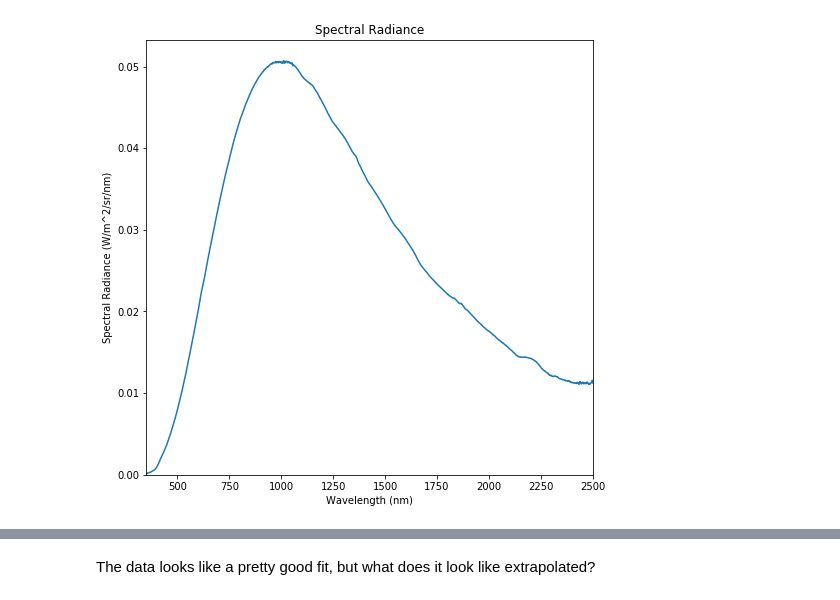
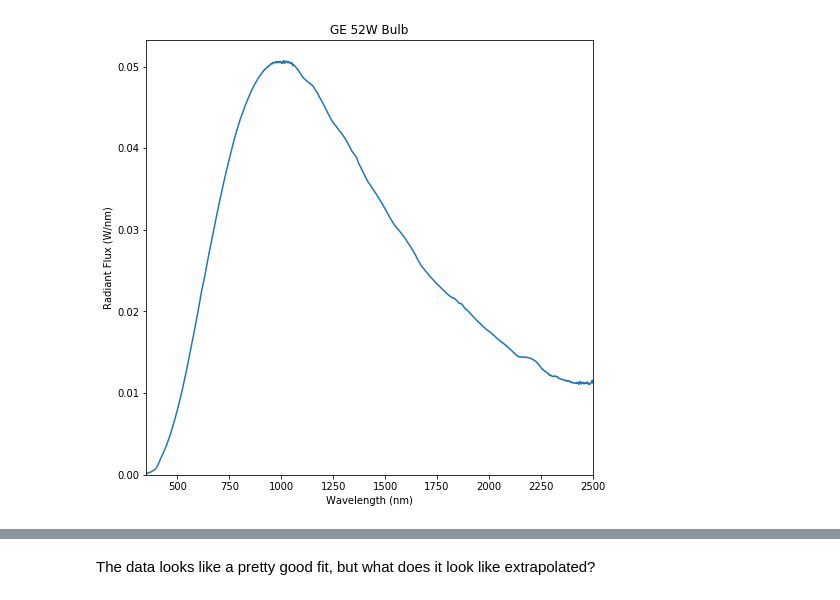
Before and after one commit to graphitical/colors, a Jupyter notebook: colormatching.ipynb, the cells around one changed output, grey strips where cells are left out. Drawn from its saved outputs; the diff is of its cells as text; code cells hidden in the pictures.

```diff
--- a/colormatching.ipynb
+++ b/colormatching.ipynb
@@ -41,16 +151,16 @@ Here I found data for a GE 52 watt frosted bulb.
 # %%
 # Read in data
 df = pd.read_csv('Incandescent_Lamps_20100311.csv', na_filter=False);
 wavelength = df['Wavelength (nm)']
-lamp = df['GE Wattmiser 52 W frosted']
+ge_spec_rad = df['GE Wattmiser 52 W frosted']
 
 # Show data
 hfig = plt.figure(figsize=(8,8));
 hax = plt.axes();
-plt.plot(wavelength,lamp);
-plt.title('Spectral Radiance');
+plt.plot(wavelength,ge_spec_rad);
+plt.title('GE 52W Bulb');
 plt.xlabel('Wavelength (nm)');
-plt.ylabel('Spectral Radiance (W/m^2/sr/nm)');
-plt.axis([np.amin(wavelength), np.amax(wavelength), 0, 1.05*np.amax(lamp)]);
+plt.ylabel('Radiant Flux (W/nm)');
+plt.axis([np.amin(wavelength), np.amax(wavelength), 0, 1.05*np.amax(ge_spec_rad)]);
 # %% [output]
-[figure, old version]
+[figure, new version]
```
Also changed, not shown: parts of 39 cells of this notebook, 9 other files.
